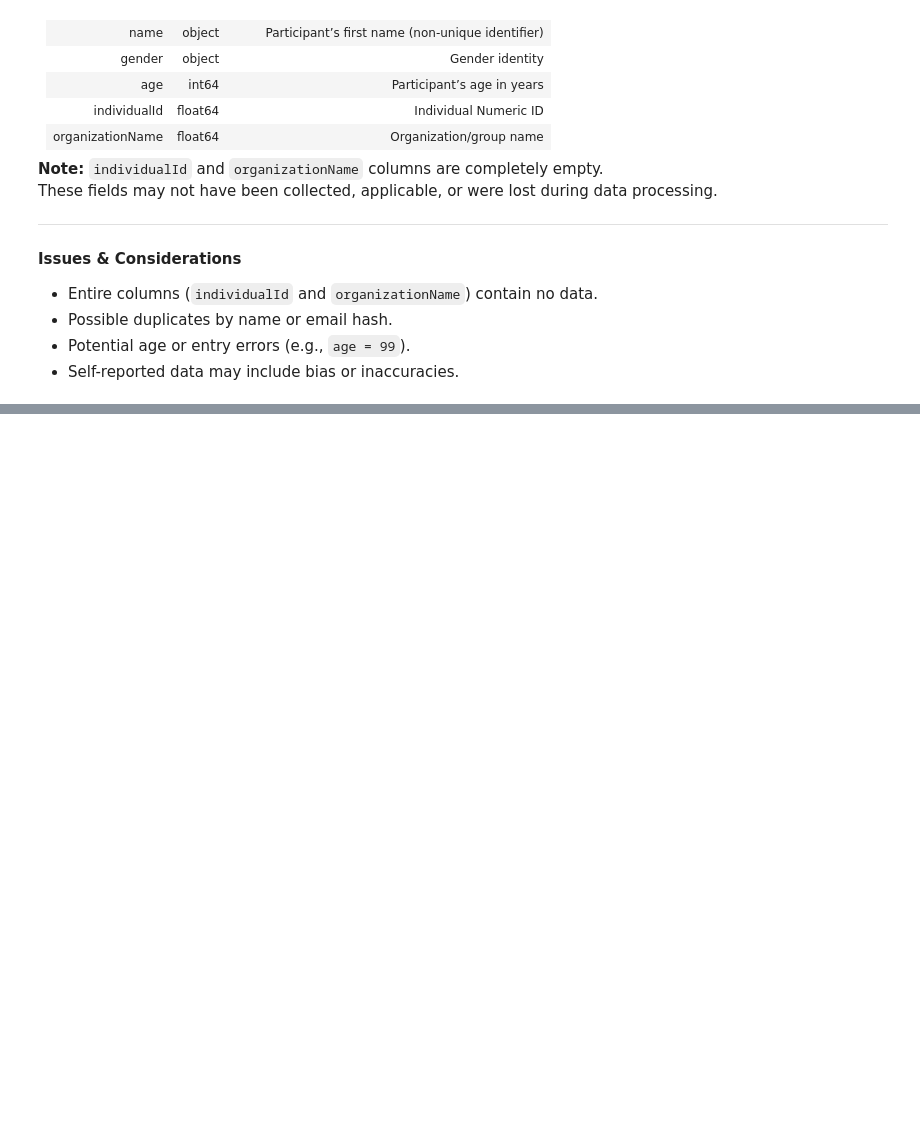
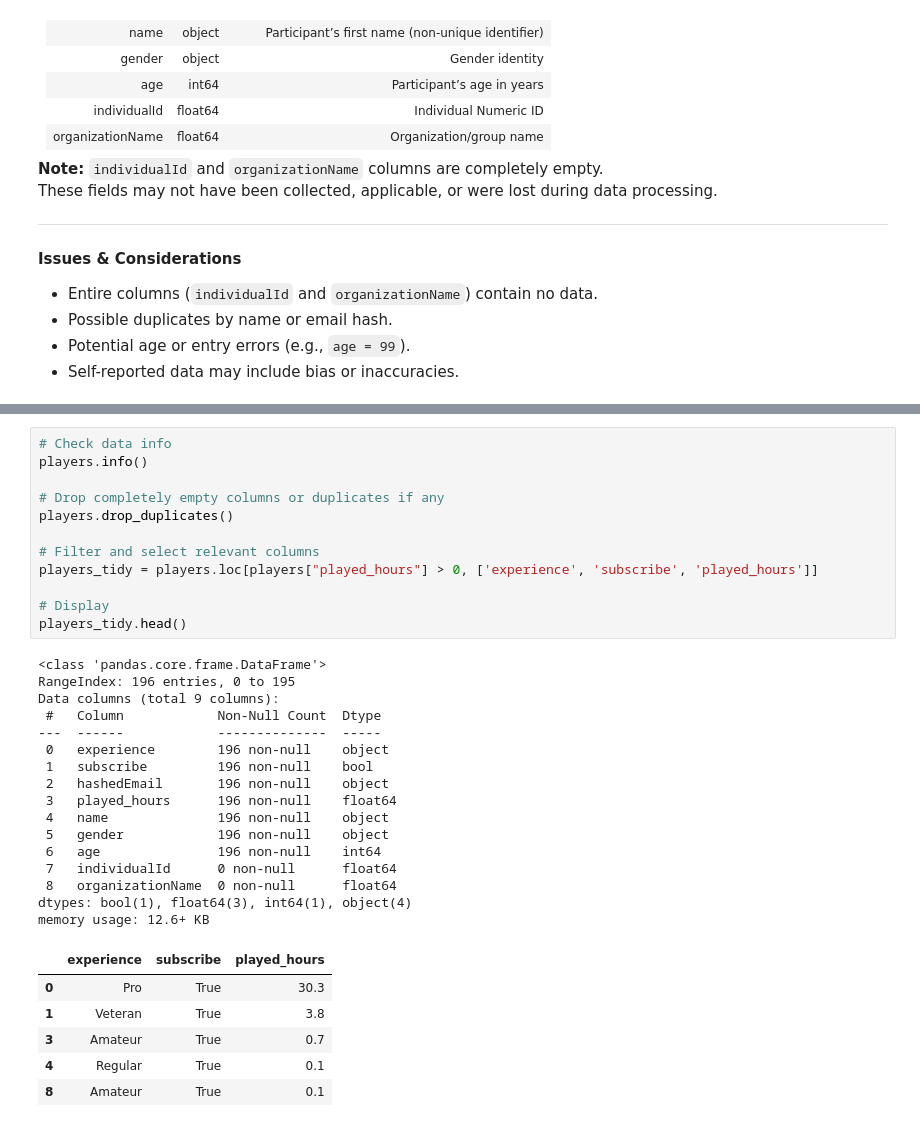
Before and after one commit to Noah-C-H/minecraft_group_project, a Jupyter notebook: Mahdiyah Individual Report.ipynb, the cells around one changed output, grey strips where cells are left out. Saved outputs shown, nothing was run; the diff lists cells and outputs as text; blank space fills up the shorter version.

```diff
--- a/Mahdiyah Individual Report.ipynb
+++ b/Mahdiyah Individual Report.ipynb
@@ -44,0 +68,35 @@ By filtering and transforming the data this way, we can apply **classification m
+# %%
+# Check data info
+players.info()
+
+# Drop completely empty columns or duplicates if any
+players.drop_duplicates()
+
+# Filter and select relevant columns
+players_tidy = players.loc[players["played_hours"] > 0, ['experience', 'subscribe', 'played_hours']]
+
+# Display
+players_tidy.head()
+# %% [output]
+<class 'pandas.core.frame.DataFrame'>
+RangeIndex: 196 entries, 0 to 195
+Data columns (total 9 columns):
+ #   Column            Non-Null Count  Dtype
+---  ------            --------------  -----
+ 0   experience        196 non-null    object
+ 1   subscribe         196 non-null    bool
+ 2   hashedEmail       196 non-null    object
+ 3   played_hours      196 non-null    float64
+ 4   name              196 non-null    object
+ 5   gender            196 non-null    object
+ 6   age               196 non-null    int64
+ 7   individualId      0 non-null      float64
+ 8   organizationName  0 non-null      float64
+dtypes: bool(1), float64(3), int64(1), object(4)
+memory usage: 12.6+ KB
+|  | experience | subscribe | played_hours |
+| 0 | Pro | True | 30.3 |
+| 1 | Veteran | True | 3.8 |
+| 3 | Amateur | True | 0.7 |
+| 4 | Regular | True | 0.1 |
+| 8 | Amateur | True | 0.1 |
```
Also changed, not shown: parts of 7 cells of this notebook.
